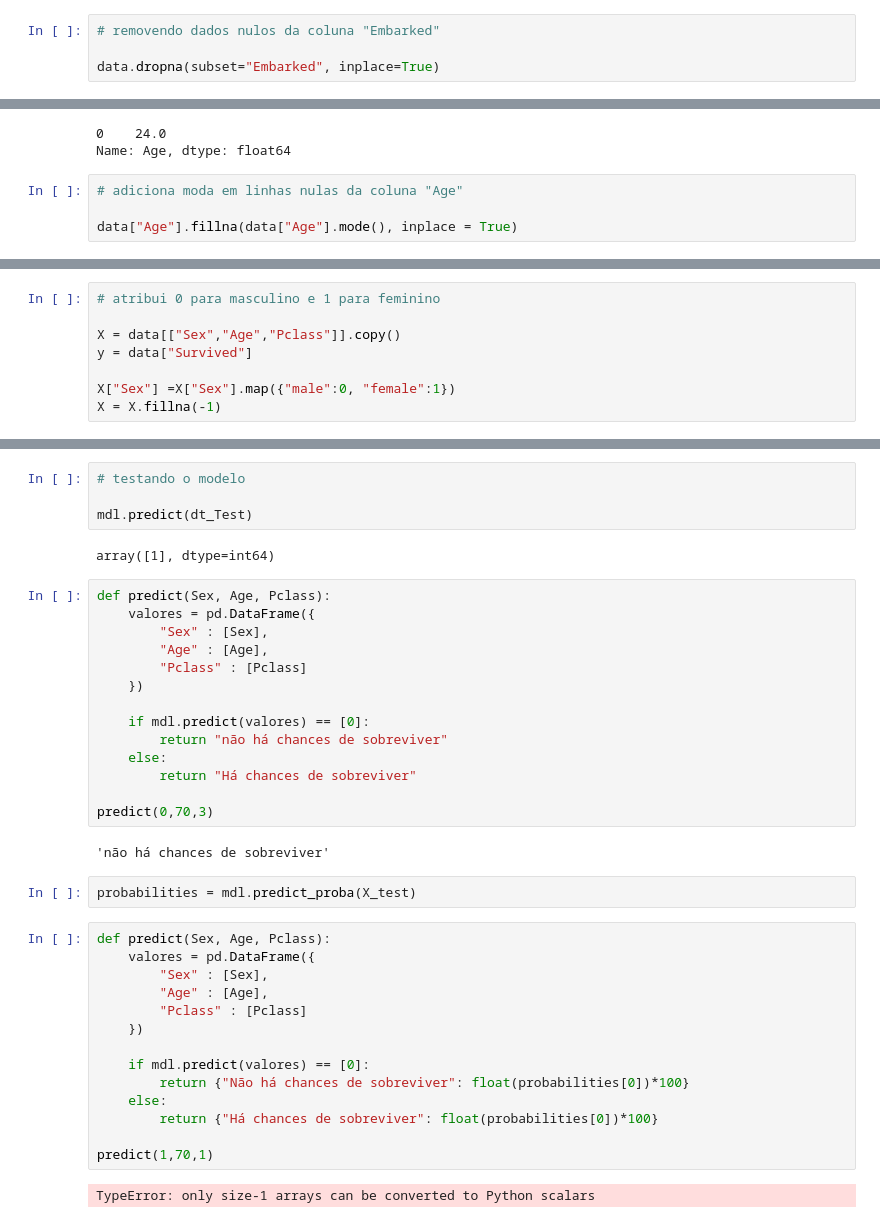
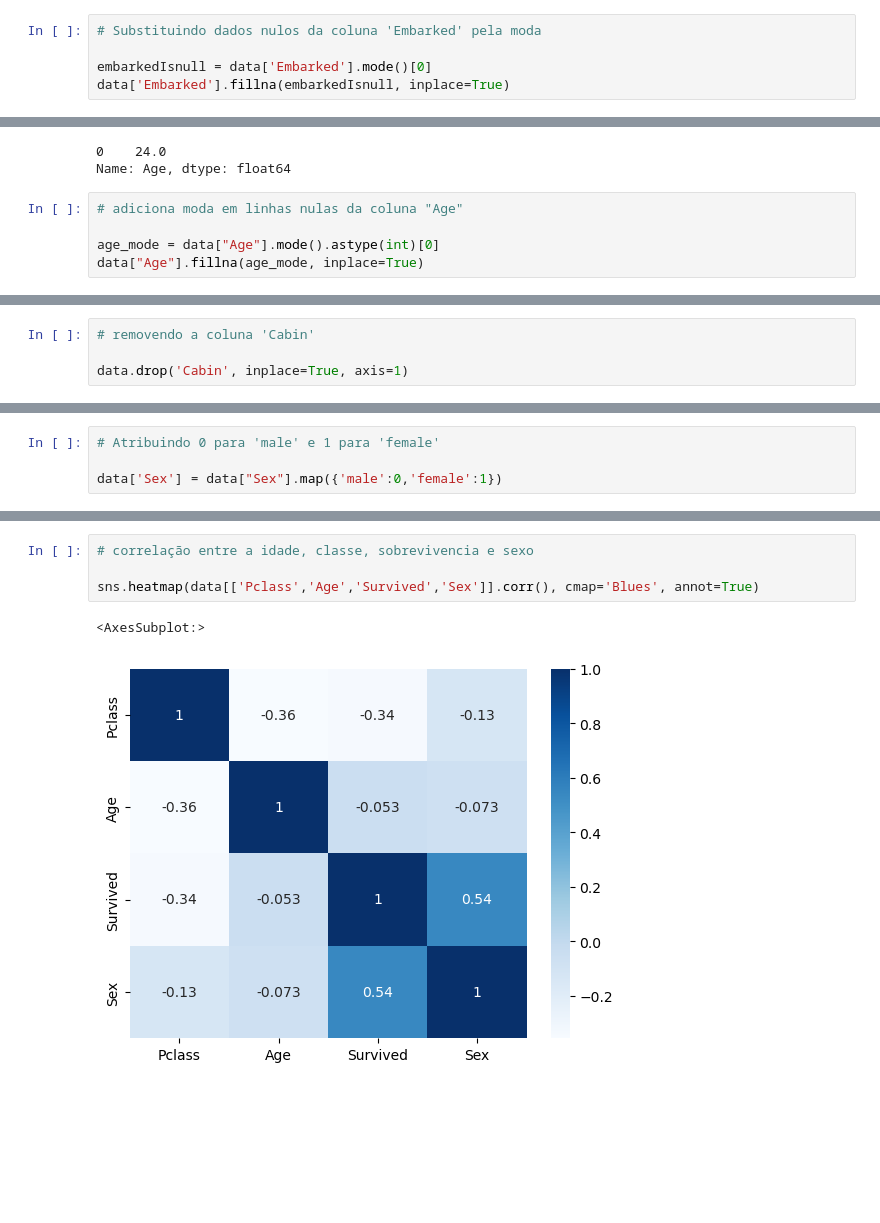
Before and after one commit to britobeatriz/titanic_survived, a Jupyter notebook: EDA.ipynb, the cells around one changed output, grey strips where cells are left out. Saved outputs shown, nothing was run; the diff lists cells and outputs as text; blank space fills up the shorter version.

```diff
--- a/EDA.ipynb
+++ b/EDA.ipynb
@@ -36,7 +37,8 @@ Cabin          687
 Embarked         2
 dtype: int64
 # %%
-# removendo dados nulos da coluna "Embarked"
+# Substituindo dados nulos da coluna 'Embarked' pela moda
 
-data.dropna(subset="Embarked", inplace=True)
+embarkedIsnull = data['Embarked'].mode()[0]
+data['Embarked'].fillna(embarkedIsnull, inplace=True)
 # %%
@@ -67,4 +69,5 @@ Name: Age, dtype: float64
 # %%
 # adiciona moda em linhas nulas da coluna "Age"
 
-data["Age"].fillna(data["Age"].mode(), inplace = True)
+age_mode = data["Age"].mode().astype(int)[0]
+data["Age"].fillna(age_mode, inplace=True)
@@ -70,0 +90,4 @@ data["Age"].fillna(data["Age"].mode(), inplace = True)
+# %%
+# removendo a coluna 'Cabin'
+
+data.drop('Cabin', inplace=True, axis=1)
@@ -71,8 +154,4 @@ data["Age"].fillna(data["Age"].mode(), inplace = True)
 # %%
-# atribui 0 para masculino e 1 para feminino
+# Atribuindo 0 para 'male' e 1 para 'female'
 
-X = data[["Sex","Age","Pclass"]].copy()
-y = data["Survived"]
-
-X["Sex"] =X["Sex"].map({"male":0, "female":1})
-X = X.fillna(-1)
+data['Sex'] = data["Sex"].map({'male':0,'female':1})
@@ -100,40 +158,7 @@ dt_Test = pd.DataFrame({
-# %%
-# testando o modelo
-
-mdl.predict(dt_Test)
-# %% [output]
-array([1], dtype=int64)
-# %%
-def predict(Sex, Age, Pclass):
-    valores = pd.DataFrame({
-        "Sex" : [Sex],
-        "Age" : [Age],
-        "Pclass" : [Pclass]
-    })
-
-    if mdl.predict(valores) == [0]:
-        return "não há chances de sobreviver"
-    else:
-        return "Há chances de sobreviver"
-
-predict(0,70,3)
-# %% [output]
-'não há chances de sobreviver'
-# %%
-probabilities = mdl.predict_proba(X_test)
-# %%
-def predict(Sex, Age, Pclass):
-    valores = pd.DataFrame({
-        "Sex" : [Sex],
-        "Age" : [Age],
-        "Pclass" : [Pclass]
-    })
-
-    if mdl.predict(valores) == [0]:
-        return {"Não há chances de sobreviver": float(probabilities[0])*100}
-    else:
-        return {"Há chances de sobreviver": float(probabilities[0])*100}
-
-predict(1,70,1)
-# %% [output]
-TypeError: only size-1 arrays can be converted to Python scalars
+# %%
+# correlação entre a idade, classe, sobrevivencia e sexo
+
+sns.heatmap(data[['Pclass','Age','Survived','Sex']].corr(), cmap='Blues', annot=True)
+# %% [output]
+<AxesSubplot:>
+[figure, added]
```
Also changed, not shown: parts of 17 cells of this notebook.
